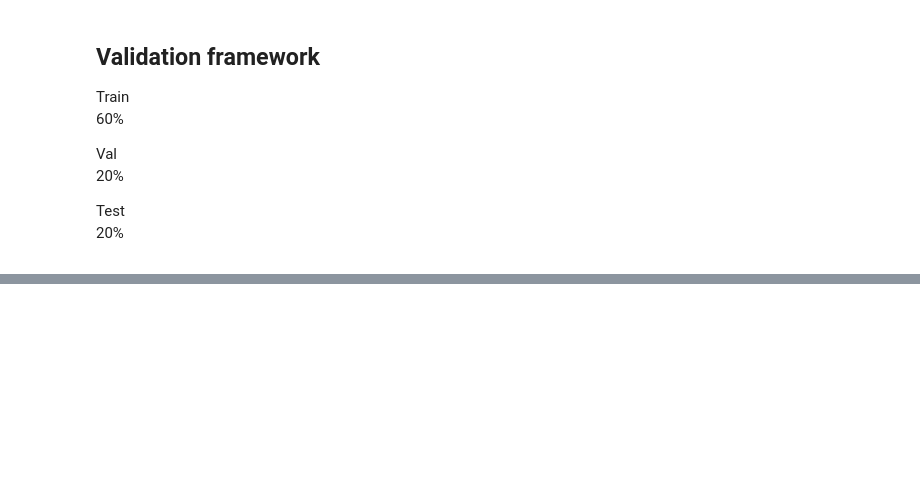
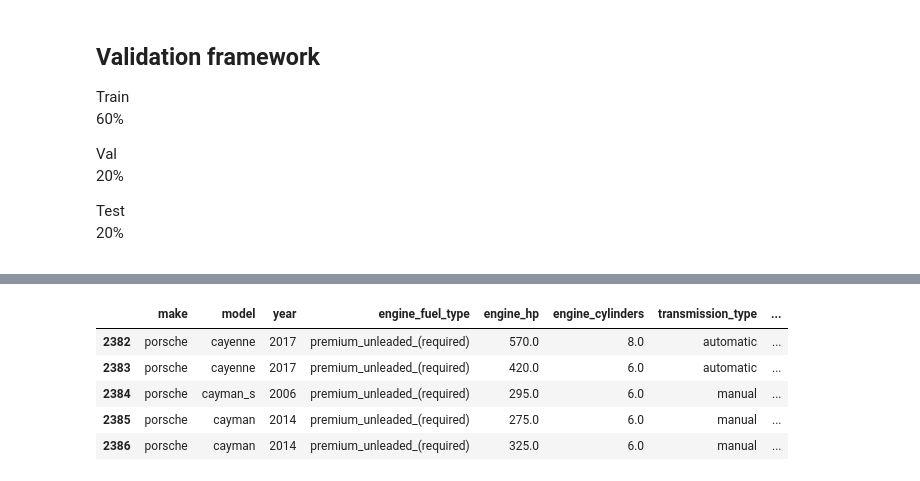
Before and after one commit to Ali-awesome/machine-learning, a Jupyter notebook: CarPricePridiction/carPrice.ipynb, the cells around one changed output, grey strips where cells are left out. Cells and saved outputs as stored; diff of their text form; code cells hidden in the pictures; blank space fills up the shorter version.

```diff
--- a/CarPricePridiction/carPrice.ipynb
+++ b/CarPricePridiction/carPrice.ipynb
@@ -219,3 +219,13 @@ for i in bar.containers:
   </div>
 </body>
 </html>
+# %%
+# df.head()
+n = len(df)
+n_val = int(n * 0.2)
+n_val_df = df[:n_val]
+n_train = int(n * 0.8)
+n_train_df = df[n_val:n_train]
+# print(n_val_df.head())
+# print(n_train_df.head())
+df.head()
@@ -221,0 +248,9 @@ for i in bar.containers:
+# %%
+n_train_df.head()
+# %% [output]
+|  | make | model | year | engine_fuel_type | engine_hp | engine_cylinders | transmission_type | ... |
+| 2382 | porsche | cayenne | 2017 | premium_unleaded_(required) | 570.0 | 8.0 | automatic | ... |
+| 2383 | porsche | cayenne | 2017 | premium_unleaded_(required) | 420.0 | 6.0 | automatic | ... |
+| 2384 | porsche | cayman_s | 2006 | premium_unleaded_(required) | 295.0 | 6.0 | manual | ... |
+| 2385 | porsche | cayman | 2014 | premium_unleaded_(required) | 275.0 | 6.0 | manual | ... |
+| 2386 | porsche | cayman | 2014 | premium_unleaded_(required) | 325.0 | 6.0 | manual | ... |
```
Also changed, not shown: parts of 10 cells of this notebook.
